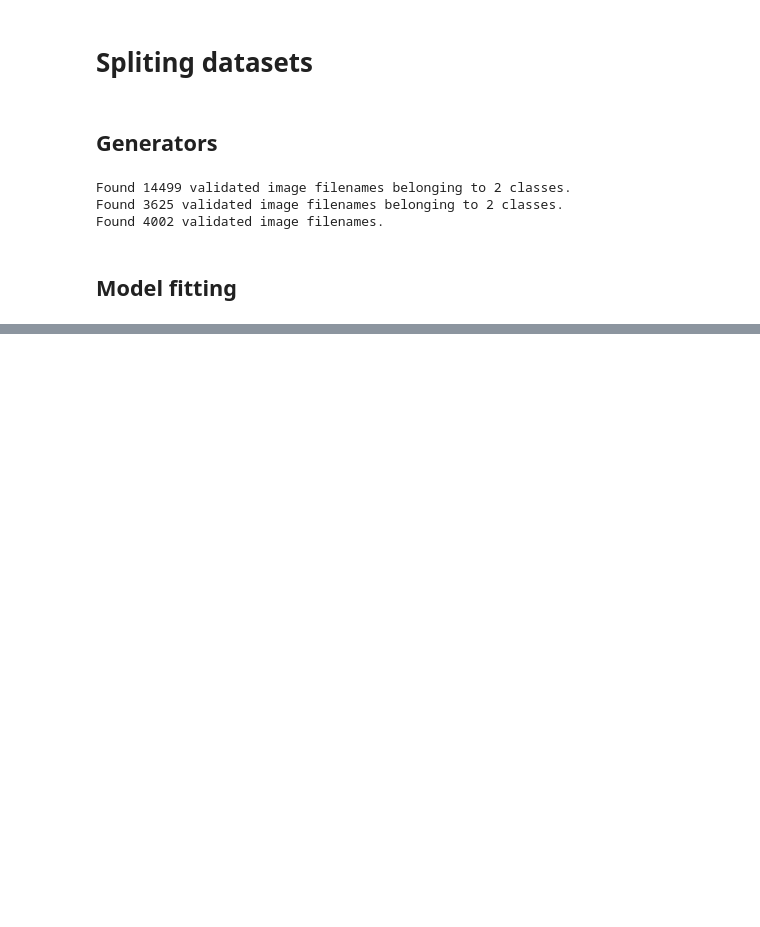
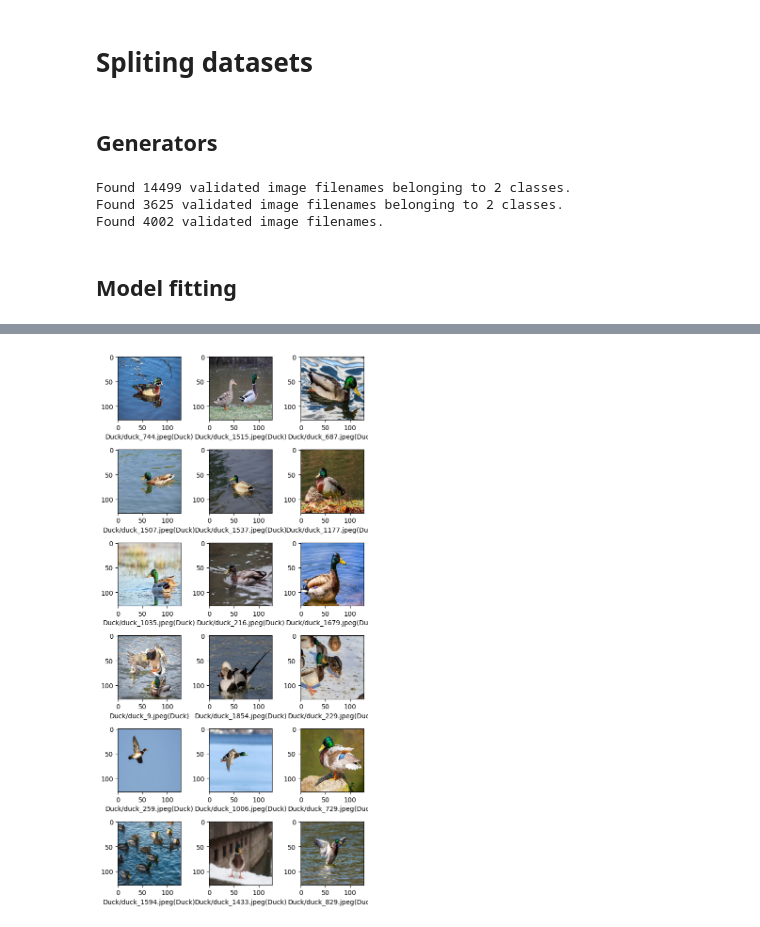
Before and after one commit to GregoryHue/DuckOrCat, a Jupyter notebook: jupyter/DuckOrCat.ipynb, the cells around one changed output, grey strips where cells are left out. Saved outputs shown, nothing was run; the diff lists cells and outputs as text; code cells hidden in the pictures; blank space fills up the shorter version.

```diff
--- a/jupyter/DuckOrCat.ipynb
+++ b/jupyter/DuckOrCat.ipynb
@@ -305,3 +333,19 @@ plt.show()
+# %%
+sample_duck = test_df.tail(18)
+plt.figure(figsize=(6, 12))
+index = 0
+for __, row in sample_duck.iterrows():
+    filename = row['filename']
+    category = row['category']
+    img = load_img(TEST_PATH + filename, target_size=IMAGE_SIZE)
+    plt.subplot(6, 3, index+1)
+    plt.imshow(img)
+    plt.xlabel(filename + '(' + "{}".format(category) + ')' )
+    index = index + 1
+plt.tight_layout()
+plt.show()
+# %% [output]
+[figure, added]
 # %%
 results = model.evaluate(validation_generator, batch_size=BATCH_SIZE)
 
```
Also changed, not shown: parts of 11 cells of this notebook, 12 other files.
